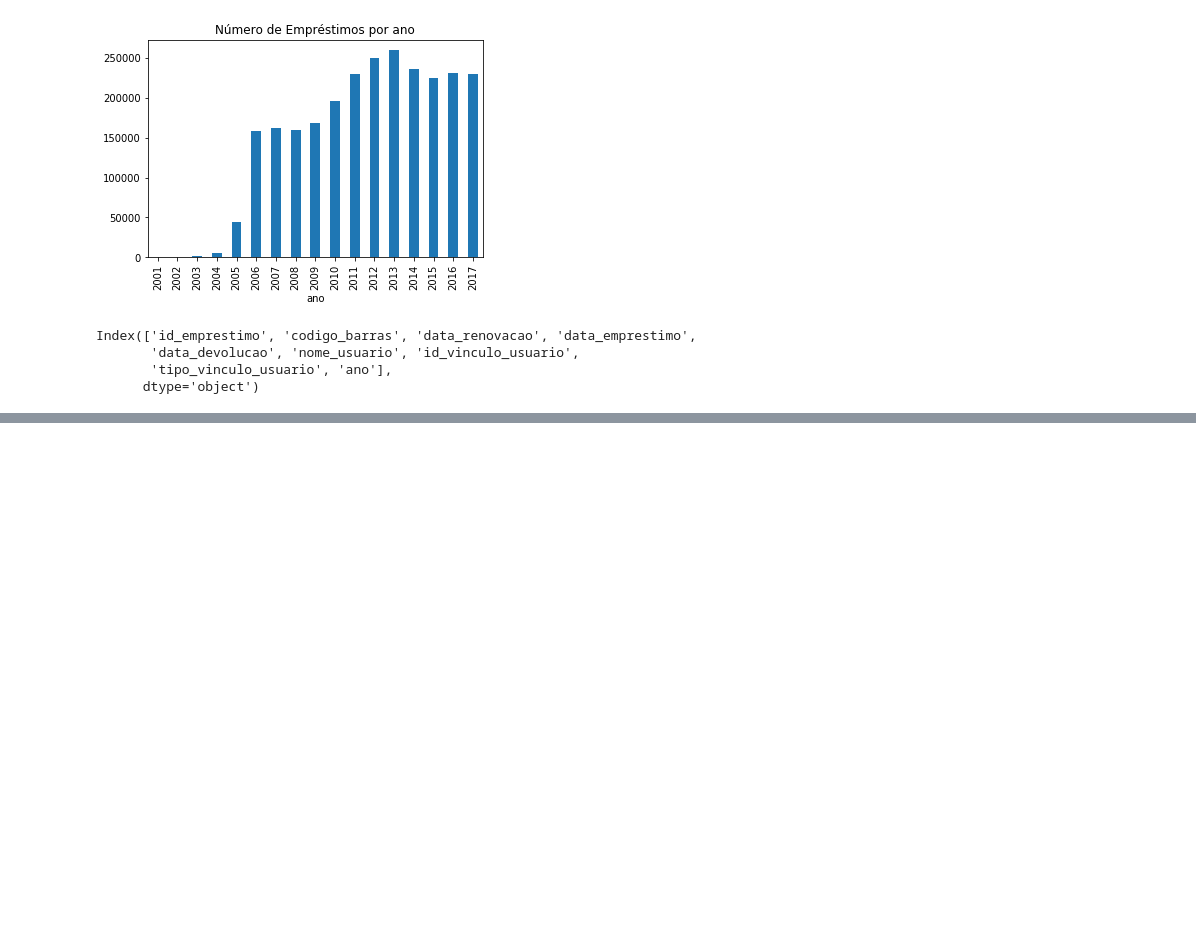
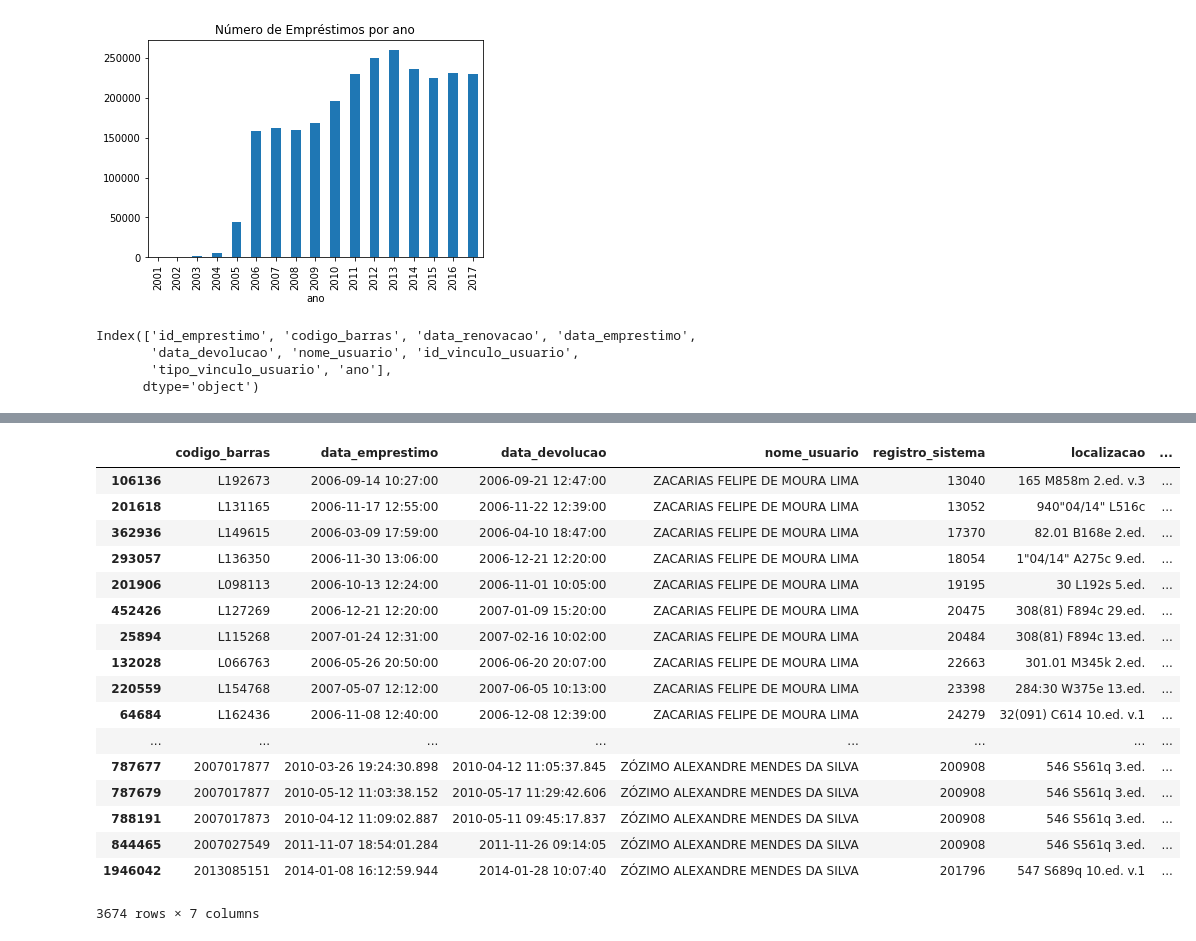
Before and after one commit to JohnVithor/Data_Science_2019_U2, a Jupyter notebook: Biblioteca.ipynb, the cells around one changed output, grey strips where cells are left out. Cells and saved outputs as stored; diff of their text form; code cells hidden in the pictures; blank space fills up the shorter version.

Commit message:
Analises sobre o tempo de emprestimos

```diff
--- a/Biblioteca.ipynb
+++ b/Biblioteca.ipynb
@@ -201 +193,3 @@ calculo
 239 rows × 9 columns
+# %%
+dados = emprestimos_all[['codigo_barras', 'data_emprestimo','data_devolucao', 'nome_usuario']]
@@ -201,0 +205,27 @@ calculo
+# %%
+lsdf = pd.merge(dados, bib_ex, on="codigo_barras", how='inner')
+# %%
+jaflkj = lsdf.sort_values(["nome_usuario", "registro_sistema"])
+# %%
+jaflkj["tempo com o livro"] = pd.to_datetime(jaflkj["data_devolucao"]) - pd.to_datetime(jaflkj["data_emprestimo"])
+# %%
+jaflkj[jaflkj.nome_usuario.str.startswith("Z")]
+# %% [output]
+|  | codigo_barras | data_emprestimo | data_devolucao | nome_usuario | registro_sistema | localizacao | ... |
+| 106136 | L192673 | 2006-09-14 10:27:00 | 2006-09-21 12:47:00 | ZACARIAS FELIPE DE MOURA LIMA | 13040 | 165 M858m 2.ed. v.3 | ... |
+| 201618 | L131165 | 2006-11-17 12:55:00 | 2006-11-22 12:39:00 | ZACARIAS FELIPE DE MOURA LIMA | 13052 | 940"04/14" L516c | ... |
+| 362936 | L149615 | 2006-03-09 17:59:00 | 2006-04-10 18:47:00 | ZACARIAS FELIPE DE MOURA LIMA | 17370 | 82.01 B168e 2.ed. | ... |
+| 293057 | L136350 | 2006-11-30 13:06:00 | 2006-12-21 12:20:00 | ZACARIAS FELIPE DE MOURA LIMA | 18054 | 1"04/14" A275c 9.ed. | ... |
+| 201906 | L098113 | 2006-10-13 12:24:00 | 2006-11-01 10:05:00 | ZACARIAS FELIPE DE MOURA LIMA | 19195 | 30 L192s 5.ed. | ... |
+| 452426 | L127269 | 2006-12-21 12:20:00 | 2007-01-09 15:20:00 | ZACARIAS FELIPE DE MOURA LIMA | 20475 | 308(81) F894c 29.ed. | ... |
+| 25894 | L115268 | 2007-01-24 12:31:00 | 2007-02-16 10:02:00 | ZACARIAS FELIPE DE MOURA LIMA | 20484 | 308(81) F894c 13.ed. | ... |
+| 132028 | L066763 | 2006-05-26 20:50:00 | 2006-06-20 20:07:00 | ZACARIAS FELIPE DE MOURA LIMA | 22663 | 301.01 M345k 2.ed. | ... |
+| 220559 | L154768 | 2007-05-07 12:12:00 | 2007-06-05 10:13:00 | ZACARIAS FELIPE DE MOURA LIMA | 23398 | 284:30 W375e 13.ed. | ... |
+| 64684 | L162436 | 2006-11-08 12:40:00 | 2006-12-08 12:39:00 | ZACARIAS FELIPE DE MOURA LIMA | 24279 | 32(091) C614 10.ed. v.1 | ... |
+| ... | ... | ... | ... | ... | ... | ... | ... |
+| 787677 | 2007017877 | 2010-03-26 19:24:30.898 | 2010-04-12 11:05:37.845 | ZÓZIMO ALEXANDRE MENDES DA SILVA | 200908 | 546 S561q 3.ed. | ... |
+| 787679 | 2007017877 | 2010-05-12 11:03:38.152 | 2010-05-17 11:29:42.606 | ZÓZIMO ALEXANDRE MENDES DA SILVA | 200908 | 546 S561q 3.ed. | ... |
+| 788191 | 2007017873 | 2010-04-12 11:09:02.887 | 2010-05-11 09:45:17.837 | ZÓZIMO ALEXANDRE MENDES DA SILVA | 200908 | 546 S561q 3.ed. | ... |
+| 844465 | 2007027549 | 2011-11-07 18:54:01.284 | 2011-11-26 09:14:05 | ZÓZIMO ALEXANDRE MENDES DA SILVA | 200908 | 546 S561q 3.ed. | ... |
+| 1946042 | 2013085151 | 2014-01-08 16:12:59.944 | 2014-01-28 10:07:40 | ZÓZIMO ALEXANDRE MENDES DA SILVA | 201796 | 547 S689q 10.ed. v.1 | ... |
+3674 rows × 7 columns
```
Also changed, not shown: parts of 5 cells of this notebook.
